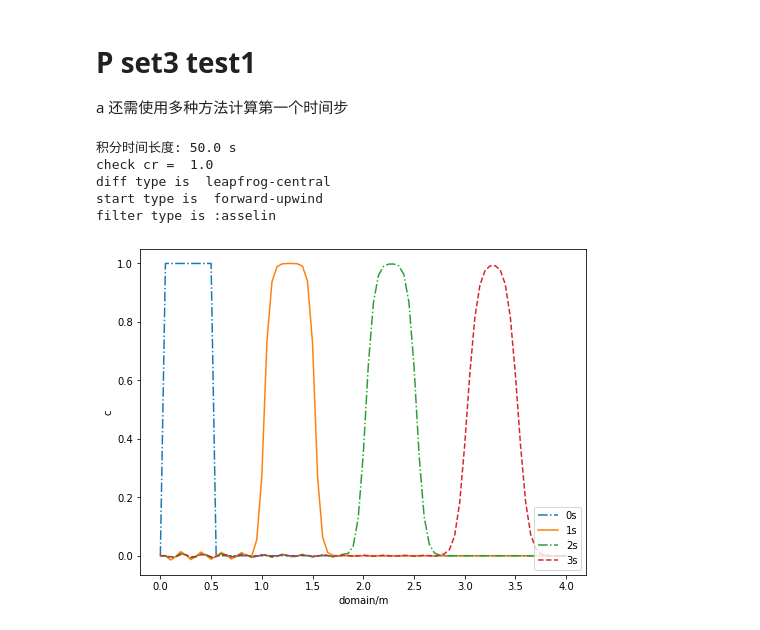
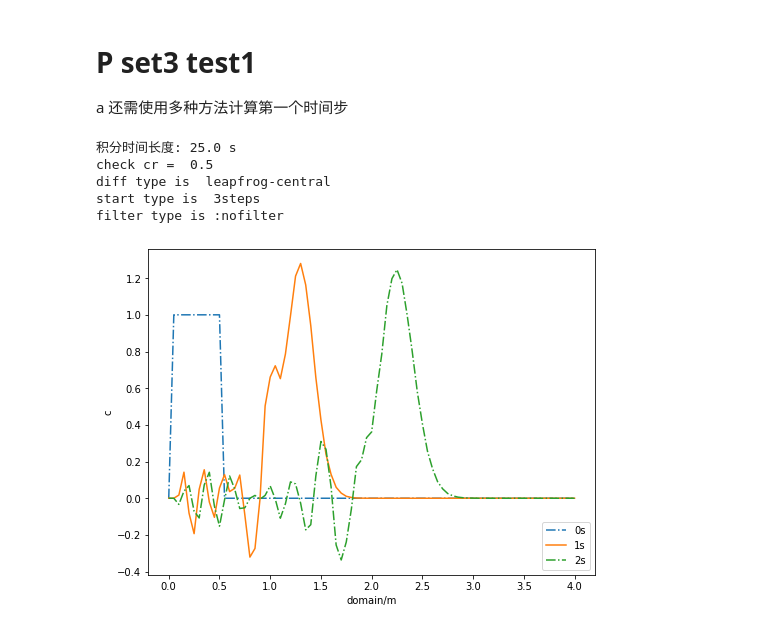
Before and after one commit to dozerlcl/assignments_2020_nju_meteorology, a Jupyter notebook: numerical_PDE/P_set3/test1.ipynb, the cells around one changed output. Cells and saved outputs as stored; diff of their text form; code cells hidden in the pictures.

```diff
--- a/numerical_PDE/P_set3/test1.ipynb
+++ b/numerical_PDE/P_set3/test1.ipynb
@@ -37,10 +38,10 @@ def diff(domainl=4,cum_tsteps=1000,deltax=0.05,deltat=0.05,difftype="leapfrog-ce
 
         if (starttype=="3steps"):
             print("start type is ","3steps")
-            c_half = c[:,0] # 0.5 time step
+            c_half =copy.deepcopy( c[:,0] ) # 0.5 time step
             for i in range(1,gridn): #Notice the limits here
                 c_half[i] =  c[i,0] - cr/2 * (c[i,0]-c[i-1,0]); #first order forward
-            c_half[0] = c[gridn-1,0] # 周期边界条件
+            # c_half[1] = c[gridn-1,0] # 周期边界条件
 
             for i in range(1,gridn-1): #Notice the limits here
                 c[i,1] =  c[i,0] - cr/2 * (c_half[i+1]-c[i-1,0]); #first order forward
@@ -58,7 +59,7 @@ def diff(domainl=4,cum_tsteps=1000,deltax=0.05,deltat=0.05,difftype="leapfrog-ce
                 c[i,j+1] =  c[i,j-1] - cr * (c[i+1,j]-c[i-1,j]); #2nd-order
                 c[i,j]   = c[i,j] + filter_switch * ( filter_a/2 * (c[i,j+1]-2*c[i,j]+c[i,j-1]) )
             # 2nd-order 边界改用一阶精度
-            c[gridn-1,j+1] = c[gridn-1,j] - cr * (c[gridn-1,j]-c[gridn-2,j])
+            # c[gridn-1,j+1] = c[gridn-1,j] - cr * (c[gridn-1,j]-c[gridn-2,j])
             # filter after one step finish
             # for i in range(0,gridn):
                 # c[i,j]   = c[i,j] + filter_switch * ( filter_a/2 * (c[i,j+1]-2*c[i,j]+c[i,j-1]) )
@@ -71,32 +72,32 @@ def diff(domainl=4,cum_tsteps=1000,deltax=0.05,deltat=0.05,difftype="leapfrog-ce
 domainl = 4.
 cum_t   = 200.
 deltax  = 0.05
-deltat  = 0.05
+deltat  = 0.025
 gridn   = int(domainl / deltax) + 1
 gridt   = int(cum_t/deltat)     + 1
-c_result = diff(deltax=deltax,deltat=deltat,filter="asselin",filter_a=0.05)
-# c_result = diff(deltax=deltax,deltat=deltat,starttype="3steps")
+# c_result = diff(deltax=deltax,deltat=deltat,filter="asselin",filter_a=0.05)
+c_result = diff(deltax=deltax,deltat=deltat,starttype="3steps")
 # %% [output]
-积分时间长度: 50.0 s
-check cr =  1.0
+积分时间长度: 25.0 s
+check cr =  0.5
 diff type is  leapfrog-central
-start type is  forward-upwind
-filter type is :asselin
+start type is  3steps
+filter type is :nofilter
 # %%
 fig,ax = plt.subplots(1,figsize=(8,6))
 # custom_xlim = (3, 4)
 # custom_ylim = (0, 1.1)
 # Setting the values for all axes.
 
 # plt.setp(ax, xlim=custom_xlim, ylim=custom_ylim)
 ax.plot(np.linspace(0,domainl,gridn), c_result[:,0],'-.', label='0s')
 ax.plot(np.linspace(0,domainl,gridn), c_result[:,int(1./deltat)],'-', label='1s')
 ax.plot(np.linspace(0,domainl,gridn), c_result[:,int(2./deltat)],'-.', label='2s')
-ax.plot(np.linspace(0,domainl,gridn), c_result[:,int(3./deltat)],'--', label='3s')
+# ax.plot(np.linspace(0,domainl,gridn), c_result[:,int(3./deltat)],'--', label='3s')
 ax.legend(loc='lower right')
 plt.xlabel('domain/m')
 plt.ylabel('c')
 plt.savefig('./p3t1_filt0.05_cr=1.png')
     # ax[nn].legend(')
 # %% [output]
-[figure, old version]
+[figure, new version]
```
Also changed, not shown: parts of 1 cell of this notebook, 1 other file.
